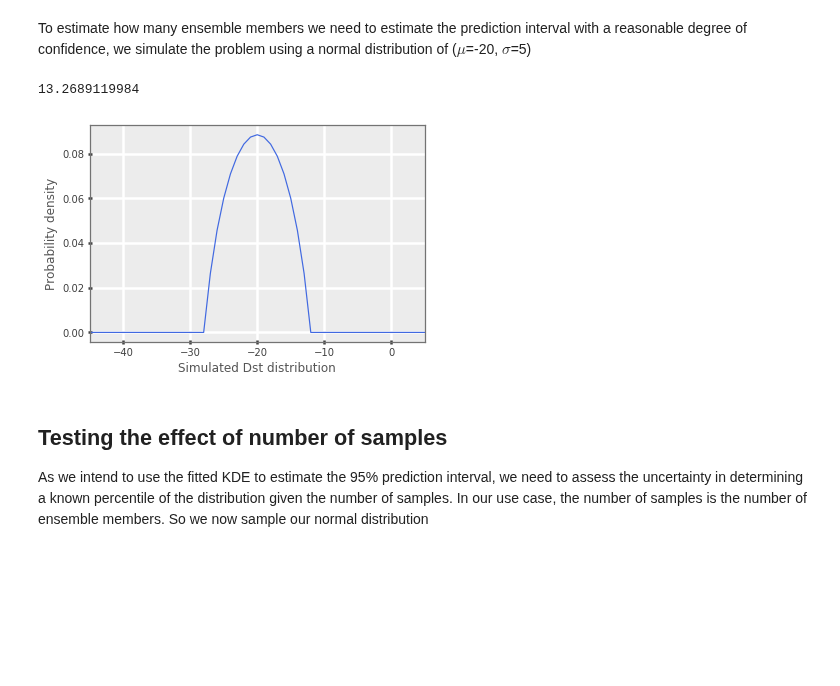
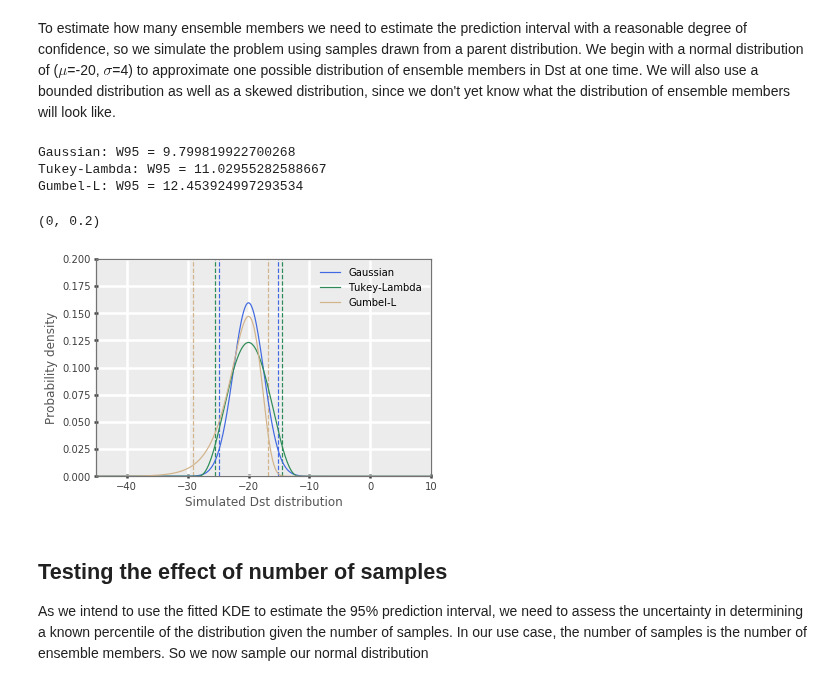
Before and after one commit to drsteve/Notebooks, a Jupyter notebook: Points for KDE determination of CI.ipynb, the cells around one changed output. Cells and saved outputs as stored; diff of their text form; code cells hidden in the pictures; blank space fills up the shorter version.

```diff
--- a/Points for KDE determination of CI.ipynb
+++ b/Points for KDE determination of CI.ipynb
@@ -10,24 +9,36 @@ import verify
 np.random.seed(24601)
 %matplotlib inline
 # %% [markdown]
-To estimate how many ensemble members we need to estimate the prediction interval with a reasonable degree of confidence, we simulate the problem using a normal distribution of ($\mu$=-20, $\sigma$=5)
+To estimate how many ensemble members we need to estimate the prediction interval with a reasonable degree of confidence, so we simulate the problem using samples drawn from a parent distribution. We begin with a normal distribution of ($\mu$=-20, $\sigma$=4) to approximate one possible distribution of ensemble members in Dst at one time. We will also use a bounded distribution as well as a skewed distribution, since we don't yet know what the distribution of ensemble members will look like.
-# %%
-nmean, stddev = -20, 4
-xarr = np.arange(-50,50,1)
-#normdist = scipy.stats.gumbel_l.pdf(xarr, loc=nmean, scale=stddev)
-normdist = scipy.stats.tukeylambda.pdf(xarr, 0.5, loc=nmean, scale=stddev)
-plt.plot(xarr, normdist)
-plt.xlim([-45,5])
-plt.xlabel('Simulated Dst distribution')
-plt.ylabel('Probability density')
-#Central 95% lies between...
-n025, n975 = scipy.stats.tukeylambda.interval(0.95, 0.5, loc=nmean, scale=stddev)
-#n025, n975 = scipy.stats.gumbel_l.interval(0.95, loc=nmean, scale=stddev)
-nwidth = n975-n025
-print(nwidth)
-# %% [output]
-13.2689119984
-[figure, removed]
+# %%
+nmean, stddev, shape = -20, 2.5, 0.3
+dist_dict = {'Gaussian': scipy.stats.norm(loc=nmean, scale=stddev),
+             'Tukey-Lambda': scipy.stats.tukeylambda(shape, loc=nmean, scale=stddev),
+             'Gumbel-L': scipy.stats.gumbel_l(loc=nmean, scale=stddev)}
+col_dict = {'Gaussian': 'royalblue',
+            'Tukey-Lambda': 'seagreen',
+            'Gumbel-L': 'tan'}
+xarr = np.arange(-50,50,0.1)
+for distname in dist_dict:
+    dist = dist_dict[distname]
+    col = col_dict[distname]
+    plt.plot(xarr, dist.pdf(xarr), color=col, label=distname)
+    #Central 95% lies between...
+    n025, n975 = dist.interval(0.95)
+    print('{}: W95 = {}'.format(distname, n975-n025))
+    for xval in [n025, n975]:
+        plt.vlines(xval, 0, 1, linestyles='dashed', colors=col)
+plt.legend()
+plt.xlim([-45,10])
+plt.xlabel('Simulated Dst distribution')
+plt.ylabel('Probability density')
+plt.ylim([0, 0.2])
+# %% [output]
+Gaussian: W95 = 9.799819922700268
+Tukey-Lambda: W95 = 11.02955282588667
+Gumbel-L: W95 = 12.453924997293534
+(0, 0.2)
+[figure, added]
 # %% [markdown]
 ## Testing the effect of number of samples
 
```
Also changed, not shown: parts of 14 cells of this notebook.
